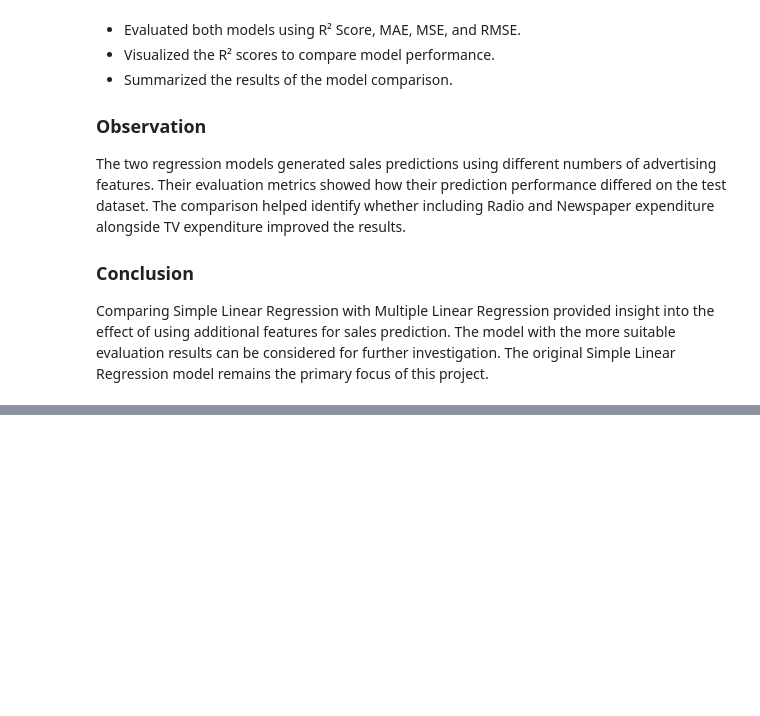
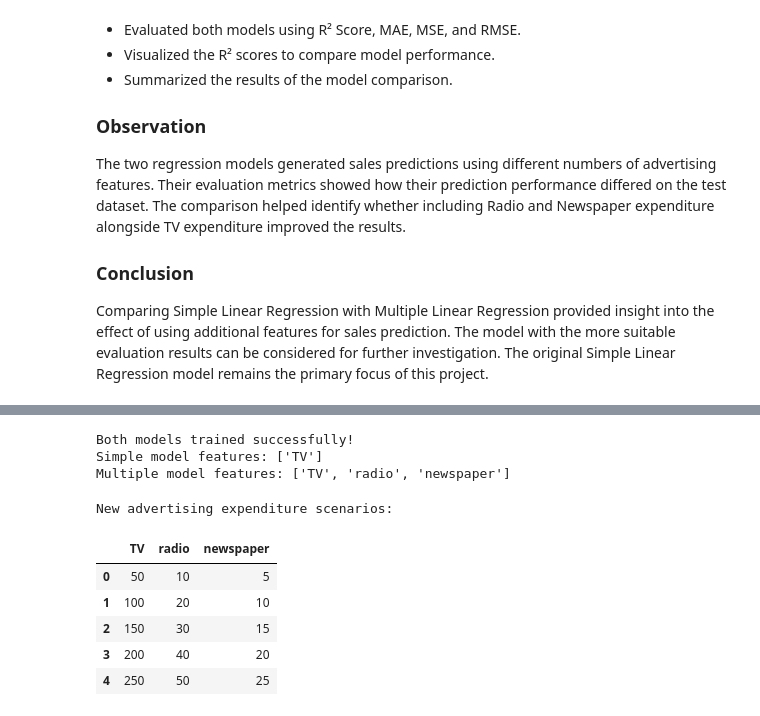
Before and after one commit to shreeshreeya69-crypto/simple-linear-regression-ybi, a Jupyter notebook: Simple_Linear_Regression_YBI.ipynb, the cells around one changed output, grey strips where cells are left out. Drawn from its saved outputs; the diff is of its cells as text; code cells hidden in the pictures; blank space fills up the shorter version.

```diff
--- a/Simple_Linear_Regression_YBI.ipynb
+++ b/Simple_Linear_Regression_YBI.ipynb
@@ -3828,0 +3858,46 @@ Comparing Simple Linear Regression with Multiple Linear Regression provided insi
+# %%
+# Simple Linear Regression: TV only
+X_simple = df[['TV']]
+y = df['sales']
+
+X_simple_train, X_simple_test, y_train, y_test = train_test_split(
+    X_simple, y, test_size=0.2, random_state=42
+)
+
+simple_model = LinearRegression()
+simple_model.fit(X_simple_train, y_train)
+
+# Multiple Linear Regression: TV, Radio, Newspaper
+X_multiple = df[['TV', 'radio', 'newspaper']]
+
+X_multiple_train, X_multiple_test, y_train_multiple, y_test_multiple = train_test_split(
+    X_multiple, y, test_size=0.2, random_state=42
+)
+
+multiple_model = LinearRegression()
+multiple_model.fit(X_multiple_train, y_train_multiple)
+
+print("Both models trained successfully!")
+print("Simple model features:", list(X_simple.columns))
+print("Multiple model features:", list(X_multiple.columns))
+# %% [output]
+Both models trained successfully!
+Simple model features: ['TV']
+Multiple model features: ['TV', 'radio', 'newspaper']
+# %%
+new_advertising = pd.DataFrame({
+    'TV': [50, 100, 150, 200, 250],
+    'radio': [10, 20, 30, 40, 50],
+    'newspaper': [5, 10, 15, 20, 25]
+})
+
+print("New advertising expenditure scenarios:")
+display(new_advertising)
+# %% [output]
+New advertising expenditure scenarios:
+|  | TV | radio | newspaper |
+| 0 | 50 | 10 | 5 |
+| 1 | 100 | 20 | 10 |
+| 2 | 150 | 30 | 15 |
+| 3 | 200 | 40 | 20 |
+| 4 | 250 | 50 | 25 |
```
Also changed, not shown: parts of 8 cells of this notebook.
